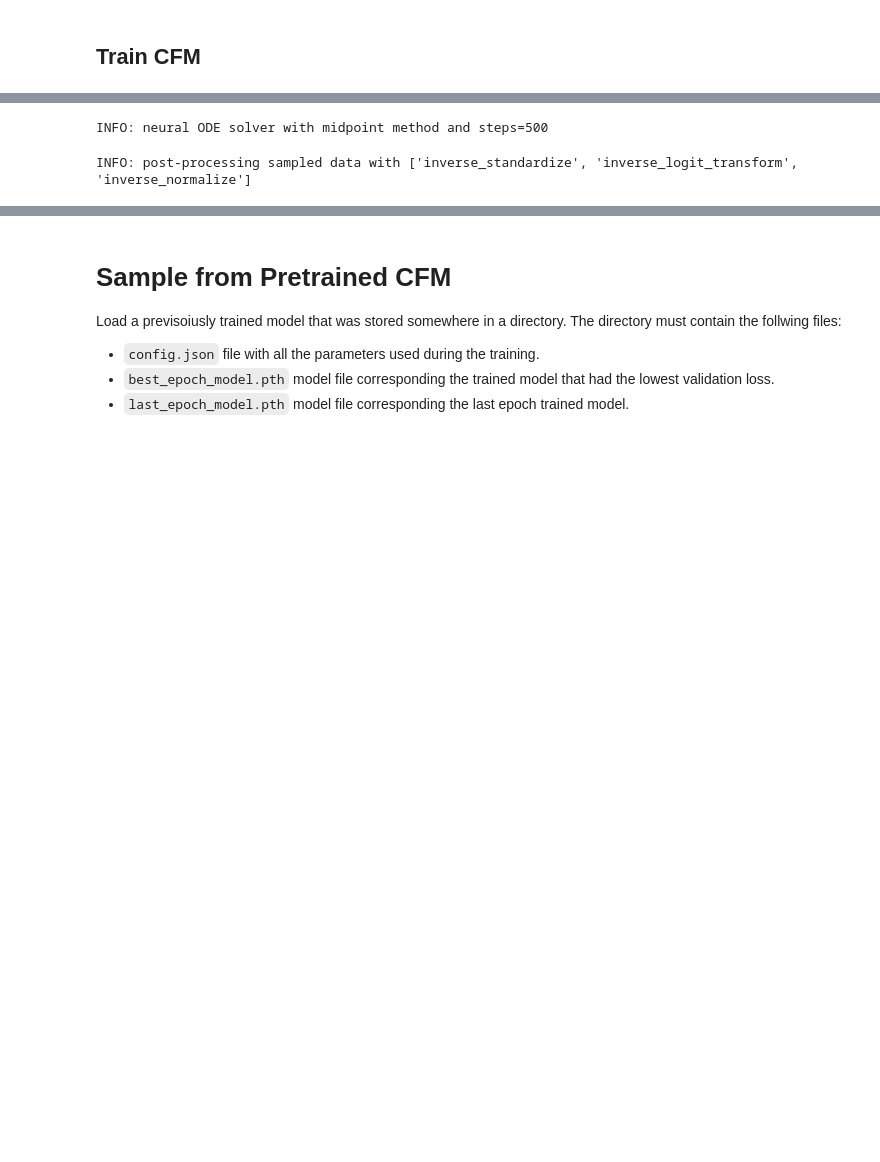
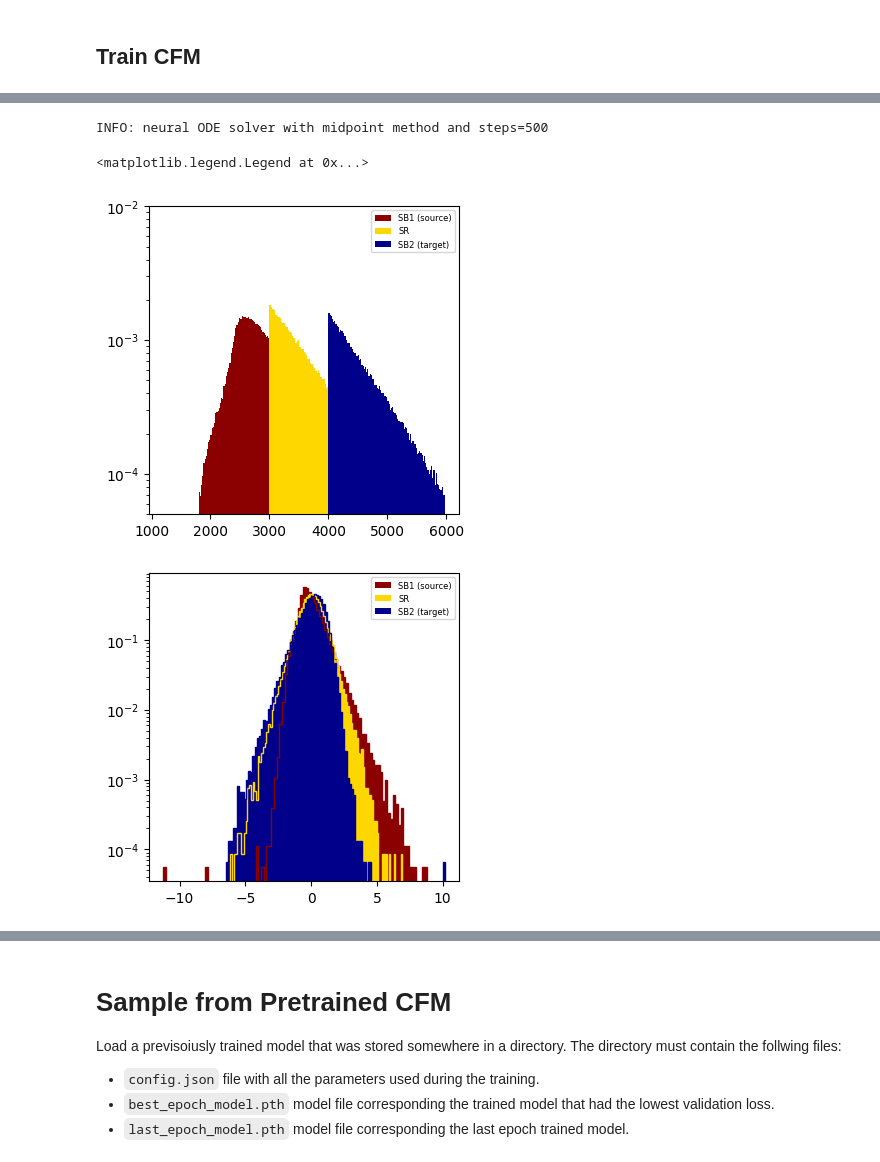
Before and after one commit to dfaroughy/DynGenModels, a Jupyter notebook: experiments/LHCO_olympics/lhco.ipynb, the cells around one changed output, grey strips where cells are left out. Drawn from its saved outputs; the diff is of its cells as text; code cells hidden in the pictures; blank space fills up the shorter version.

```diff
--- a/experiments/LHCO_olympics/lhco.ipynb
+++ b/experiments/LHCO_olympics/lhco.ipynb
@@ -96,15 +105,44 @@ early stopping triggered! Reached maximum patience at 2199 epochs
 # %%
 from DynGenModels.pipelines.SamplingPipeline import FlowMatchPipeline
-from DynGenModels.datamodules.lhco.dataprocess import PostProcessLHCOlympicsHighLevelData
+from DynGenModels.datamodules.lhco.dataprocess import PreProcessLHCOlympicsHighLevelData, PostProcessLHCOlympicsHighLevelData
 
 pipeline = FlowMatchPipeline(trained_model=cfm,
-                             source_input=lhco.source_preprocess,
                              configs=configs,
+                             preprocessor= PreProcessLHCOlympicsHighLevelData,
                              postprocessor= PostProcessLHCOlympicsHighLevelData,
                              best_epoch_model=True)
+
+pipeline.generate_samples(input_source=lhco.source)
 # %% [output]
 INFO: neural ODE solver with midpoint method and steps=500
-INFO: post-processing sampled data with ['inverse_standardize', 'inverse_logit_transform', 'inverse_normalize']
+# %%
+import matplotlib.pyplot as plt
+
+log = True
+bins = np.arange(1200,6000,20)
+
+fig, ax = plt.subplots(1, 1, figsize=(4,4))
+plt.hist(lhco.source[...,0], bins=bins, histtype='stepfilled', color='darkred', label='SB1 (source)', log=log, density=True)
+plt.hist(lhco.background[...,0], bins=bins, histtype='stepfilled', color='gold', label='SR', log=log, density=True)
+plt.hist(lhco.target[...,0], bins=bins, histtype='stepfilled', color='darkblue', label='SB2 (target)', log=log, density=True)
+ax.set_ylim(5e-5, 1e-2)
+plt.legend(fontsize=6)
+
+log = True
+bins = 100
+
+fig, ax = plt.subplots(1, 1, figsize=(4,4))
+plt.hist(lhco.source_preprocess[...,0], bins=bins, histtype='stepfilled', color='darkred', label='SB1 (source)', log=log, density=True)
+plt.hist(lhco.background_preprocess[...,0], bins=bins, histtype='stepfilled', color='gold', label='SR', log=log, density=True)
+plt.hist(lhco.target_preprocess[...,0], bins=bins, histtype='stepfilled', color='darkblue', label='SB2 (target)', log=log, density=True)
+plt.hist(lhco.source_preprocess[...,0], bins=bins, histtype='step', color='darkred', log=log, density=True)
+plt.hist(lhco.background_preprocess[...,0], bins=bins, histtype='step', color='gold', log=log, density=True)
+plt.hist(lhco.target_preprocess[...,0], bins=bins, histtype='step', color='darkblue', log=log, density=True)
+plt.legend(fontsize=6)
+# %% [output]
+<matplotlib.legend.Legend at 0x...>
+[figure, added]
+[figure, added]
 # %%
 import matplotlib.pyplot as plt
 
```
Also changed, not shown: parts of 6 cells of this notebook, 6 other files.
